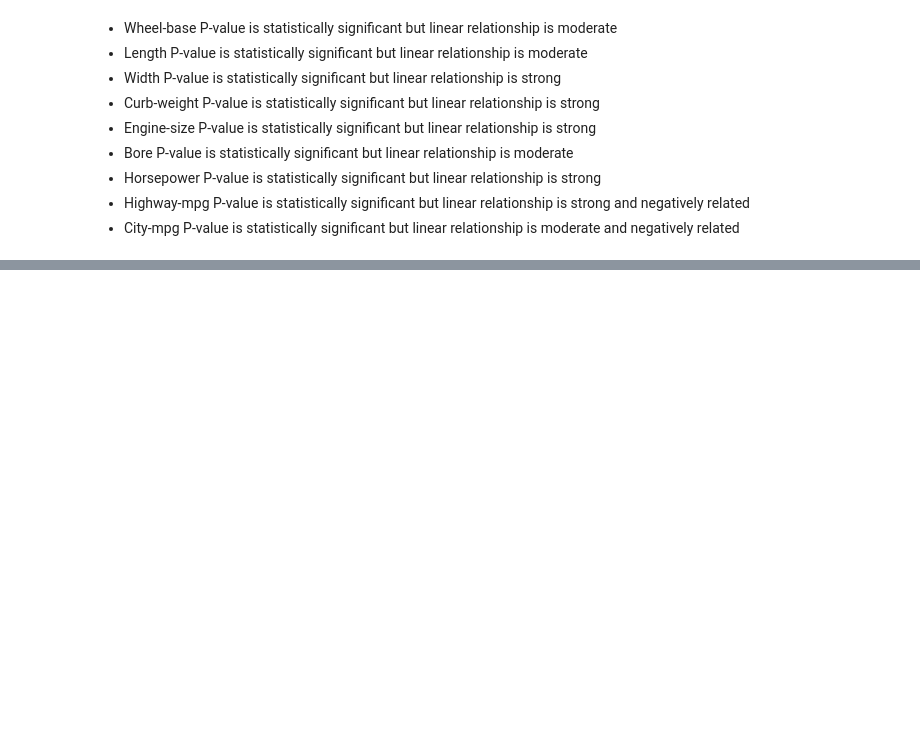
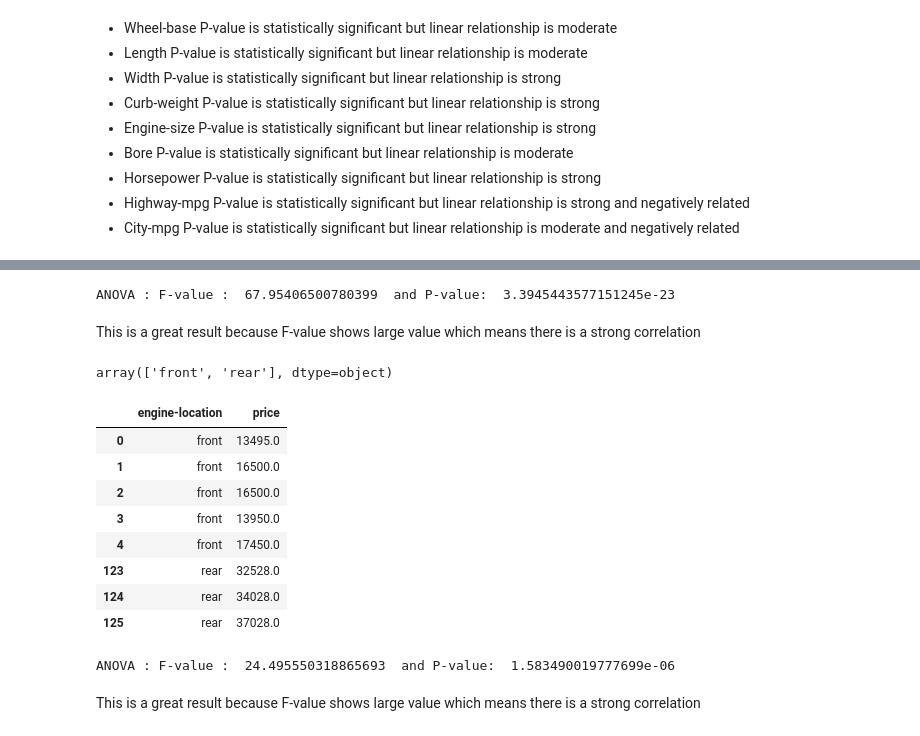
Before and after one commit to aitezazakhtar/exploratory-data-analysis, a Jupyter notebook: exploratory-analysis.ipynb, the cells around one changed output, grey strips where cells are left out. Saved outputs shown, nothing was run; the diff lists cells and outputs as text; code cells hidden in the pictures; blank space fills up the shorter version.

```diff
--- a/exploratory-analysis.ipynb
+++ b/exploratory-analysis.ipynb
@@ -161,0 +185,34 @@ Pearson Co-effice=ient :  -0.6865710067844678  and P-value :  2.321132065567641e
+# %%
+#ANOVA for drive-wheels
+f_val, p_val = stats.f_oneway(df_grp.get_group("fwd")["price"],df_grp.get_group("rwd")["price"],df_grp.get_group("4wd")["price"])
+print("ANOVA : F-value : ",f_val," and P-value: ",p_val)
+# %% [output]
+ANOVA : F-value :  67.95406500780399  and P-value:  3.3945443577151245e-23
+# %% [markdown]
+This is a great result because F-value shows large value which means there is a strong correlation
+# %%
+df["engine-location"].unique()
+# %% [output]
+array(['front', 'rear'], dtype=object)
+# %%
+grp_engineloc = df[["engine-location","price"]]
+grp_engineloc = grp_engineloc.groupby(["engine-location"])
+grp_engineloc.head()
+# %% [output]
+|  | engine-location | price |
+| 0 | front | 13495.0 |
+| 1 | front | 16500.0 |
+| 2 | front | 16500.0 |
+| 3 | front | 13950.0 |
+| 4 | front | 17450.0 |
+| 123 | rear | 32528.0 |
+| 124 | rear | 34028.0 |
+| 125 | rear | 37028.0 |
+# %%
+#ANOVA for engine-location
+f_val, p_val = stats.f_oneway(grp_engineloc.get_group("front")["price"],grp_engineloc.get_group("rear")["price"])
+print("ANOVA : F-value : ",f_val," and P-value: ",p_val)
+# %% [output]
+ANOVA : F-value :  24.495550318865693  and P-value:  1.583490019777699e-06
+# %% [markdown]
+This is a great result because F-value shows large value which means there is a strong correlation
```
Also changed, not shown: parts of 12 cells of this notebook.
